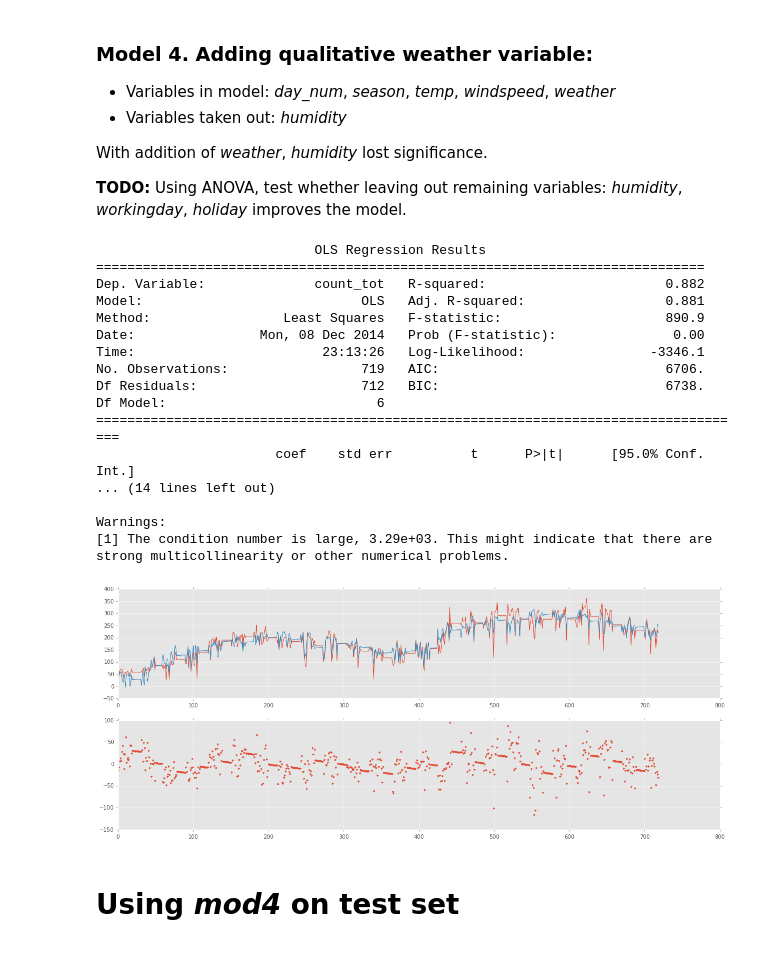
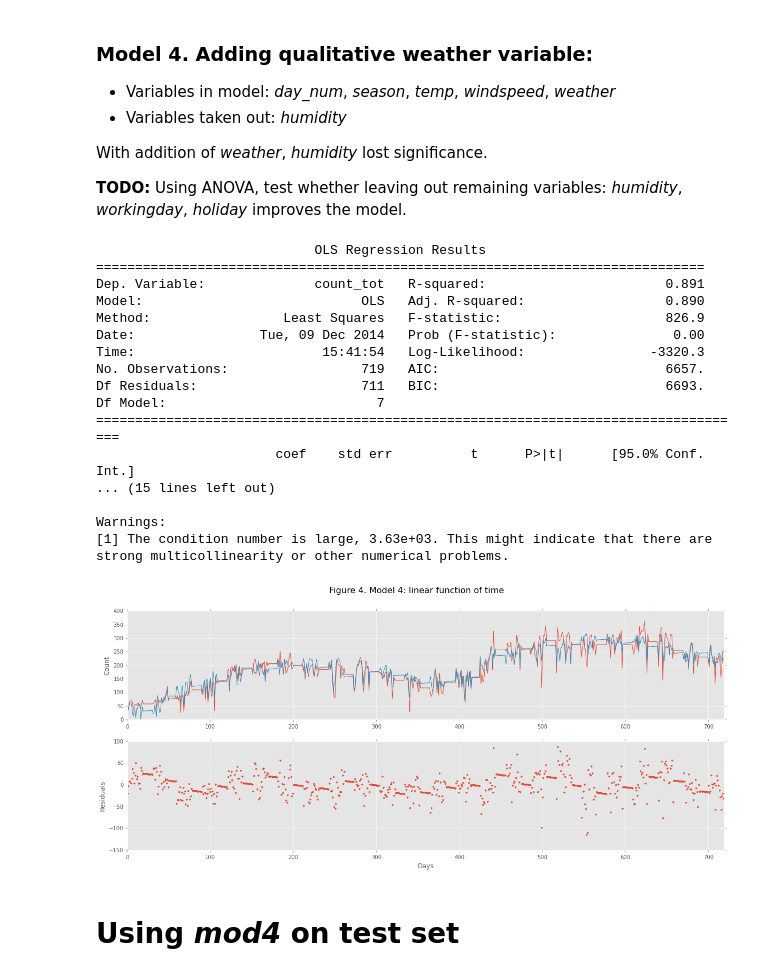
Before and after one commit to pvarsh/applied_data_science, a Jupyter notebook: bikeshare/code/brute_force.ipynb, the cells around one changed output. Saved outputs shown, nothing was run; the diff lists cells and outputs as text; code cells hidden in the pictures.

```diff
--- a/bikeshare/code/brute_force.ipynb
+++ b/bikeshare/code/brute_force.ipynb
@@ -221,35 +294,41 @@ With addition of *weather*, *humidity* lost significance.
 
 **TODO:** Using ANOVA, test whether leaving out remaining variables: *humidity*, *workingday*, *holiday* improves the model.
 # %%
-y, X = patsy.dmatrices('count_tot ~ day_num + season + temp + weather', data = train_daily)
+y, X = patsy.dmatrices('count_tot ~ day_num + season + temp + weather + windspeed', data = train_daily)
 mod4 = sm.OLS(y, X).fit()
 print mod4.summary()
 # %% [output]
                             OLS Regression Results
 ==============================================================================
-Dep. Variable:              count_tot   R-squared:                       0.882
-Model:                            OLS   Adj. R-squared:                  0.881
-Method:                 Least Squares   F-statistic:                     890.9
-Date:                Mon, 08 Dec 2014   Prob (F-statistic):               0.00
-Time:                        23:13:26   Log-Likelihood:                -3346.1
-No. Observations:                 719   AIC:                             6706.
-Df Residuals:                     712   BIC:                             6738.
-Df Model:                           6
+Dep. Variable:              count_tot   R-squared:                       0.891
+Model:                            OLS   Adj. R-squared:                  0.890
+Method:                 Least Squares   F-statistic:                     826.9
+Date:                Tue, 09 Dec 2014   Prob (F-statistic):               0.00
+Time:                        15:41:54   Log-Likelihood:                -3320.3
+No. Observations:                 719   AIC:                             6657.
+Df Residuals:                     711   BIC:                             6693.
+Df Model:                           7
 ====================================================================================
                        coef    std err          t      P>|t|      [95.0% Conf. Int.]
-... (14 lines left out)
+... (15 lines left out)
 
 Warnings:
-[1] The condition number is large, 3.29e+03. This might indicate that there are
+[1] The condition number is large, 3.63e+03. This might indicate that there are
 strong multicollinearity or other numerical problems.
 # %%
 fig4, [ax4_1, ax4_2] = plt.subplots(num = 4, nrows = 2, figsize = (20, 8))
 ax4_1.plot(train_daily.count_tot)
 ax4_1.plot(mod4.predict())
 ax4_2.plot(train_daily.count_tot - mod4.predict(), '.')
+ax4_1.set_ylabel("Count")
+ax4_2.set_ylabel("Residuals")
+ax4_2.set_xlabel("Days")
+ax4_1.set_xlim([0, 719])
+ax4_2.set_xlim([0, 719])
+fig4.suptitle("Figure 4. Model 4: linear function of time", fontsize = 16)
 plt.show()
 # %% [output]
-[figure, old version]
+[figure, new version]
 # %% [markdown]
 # Using *mod4* on test set
 # %% [markdown]
```
Also changed, not shown: parts of 40 cells of this notebook.
